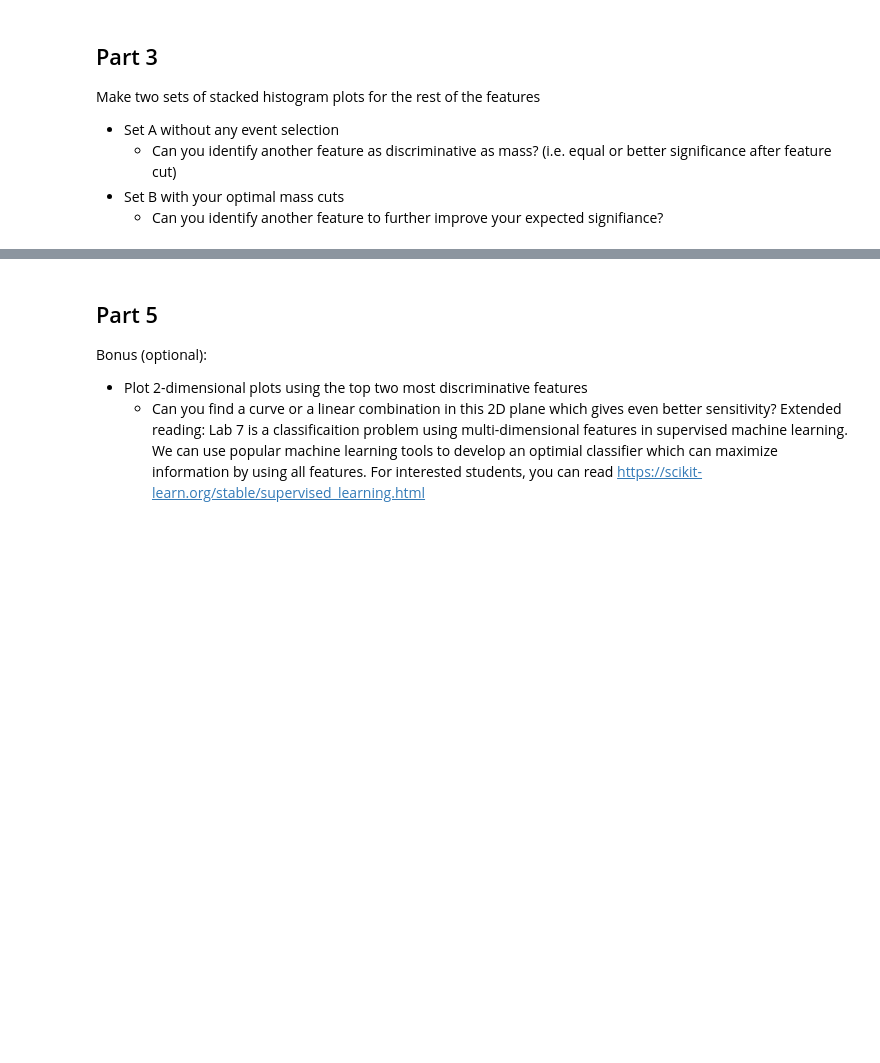
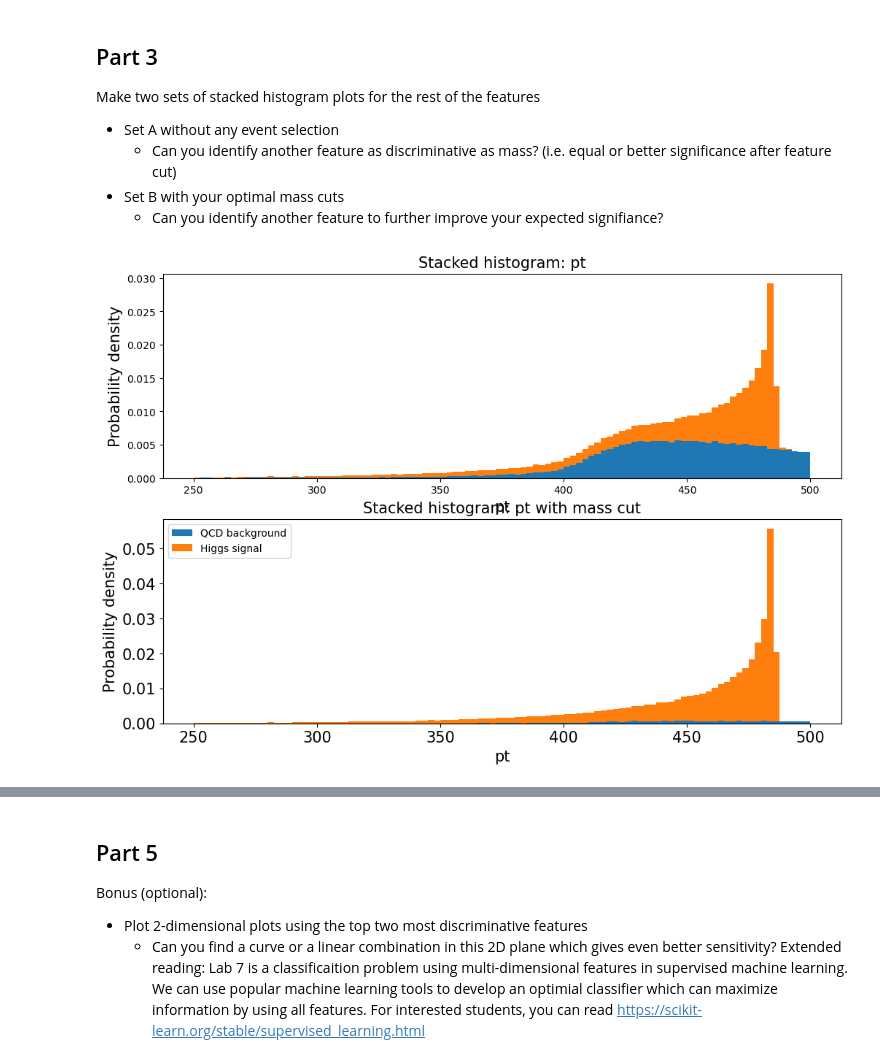
Before and after one commit to jenniv27/phys434, a Jupyter notebook: Labs/Lab7and8.ipynb, the cells around one changed output, grey strips where cells are left out. Cells and saved outputs as stored; diff of their text form; code cells hidden in the pictures; blank space fills up the shorter version.

```diff
--- a/Labs/Lab7and8.ipynb
+++ b/Labs/Lab7and8.ipynb
@@ -75,11 +78,20 @@ Therefore, to calculate the significance I will model for the QCD background a P
 
 Intuitively, the significance level associated with this probability would be very low, too low to be considered as a physics discovery (which requires 5 sigma). Let us calculate this:
 # %%
-lambda1 = 20000
-signal1 = 20100
-prob1 = stats.poisson.sf(signal1, lambda1)
-sigma1 = stats.norm.isf(prob1)
-print(f'The significance of the background QCD particles producing a measurement of 20,100 jets is {sigma1:.4f} sigma.')
+def calc_sigma_poisson(lam, signal):
+    prob = stats.poisson.sf(signal, lam)
+    sigma = stats.norm.isf(prob)
+
+    return sigma
+
+def calc_signal_poisson(lam, sigma):
+    prob = stats.norm.sf(sigma)
+    signal = stats.poisson.isf(prob, lam)
+
+    return signal
+
+sigma_base = calc_sigma_poisson(20000,20100)
+print(f'The significance of the background QCD particles producing a measurement of 20,100 jets is {sigma_base:.4f} sigma.')
 # %% [output]
 The significance of the background QCD particles producing a measurement of 20,100 jets is 0.7112 sigma.
 # %% [markdown]
@@ -122,3 +164,31 @@ Make two sets of stacked histogram plots for the rest of the features
     - Can you identify another feature as discriminative as mass? (i.e. equal or better significance after feature cut)
 - Set B with your optimal mass cuts
     - Can you identify another feature to further improve your expected signifiance?
+# %%
+# def function to plot stacked histograms before (set A) and after (set B) optimal mass cut
+def plot_comparison(qcd, higgs, qcd_sliced, higgs_sliced, var):
+    combined = [qcd[f'{var}'], higgs[f'{var}']]
+
+    plt.subplot(2,1,1)
+    plt.hist(combined, 100, density=True, histtype='bar', stacked=True, label=['QCD background', 'Higgs signal'])
+    plt.xlabel(f'{var}', fontsize = 15)
+    plt.ylabel('Probability density', fontsize = 15)
+    plt.title(f'Stacked histogram: {var}', fontsize = 15)
+
+    combined_sliced = [qcd_sliced[f'{var}'], higgs_sliced[f'{var}']]
+
+    plt.subplot(2,1,2)
+    plt.hist(combined_sliced, 100, density=True, histtype='bar', stacked=True, label=['QCD background', 'Higgs signal'])
+    plt.xlabel(f'{var}', fontsize = 15)
+    plt.ylabel('Probability density', fontsize = 15)
+    plt.title(f'Stacked histogram: {var} with mass cut', fontsize = 15)
+
+    plt.tick_params(labelsize=15)
+    plt.legend()
+    plt.show()
+
+output = slice_data(qcd_dict, higgs_dict, 'mass', 120, 130, True)
+# %%
+plot_comparison(qcd_dict, higgs_dict, output[0], output[1], 'pt')
+# %% [output]
+[figure, added]
```
Also changed, not shown: parts of 20 cells of this notebook.
